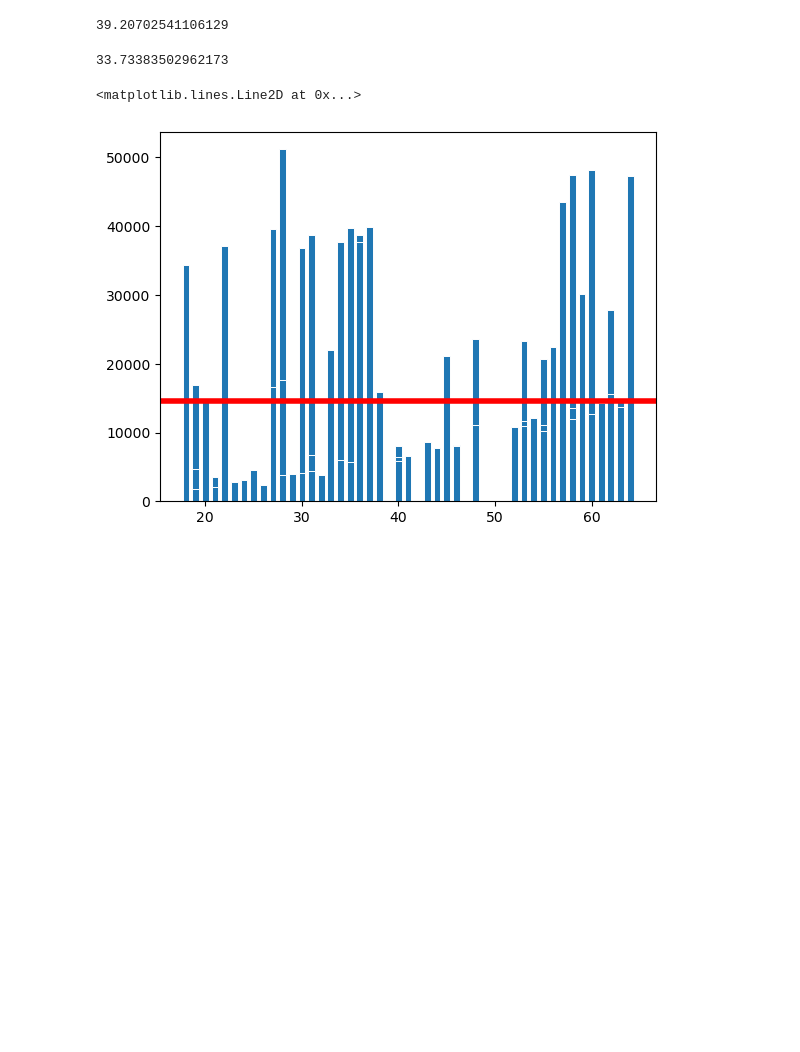
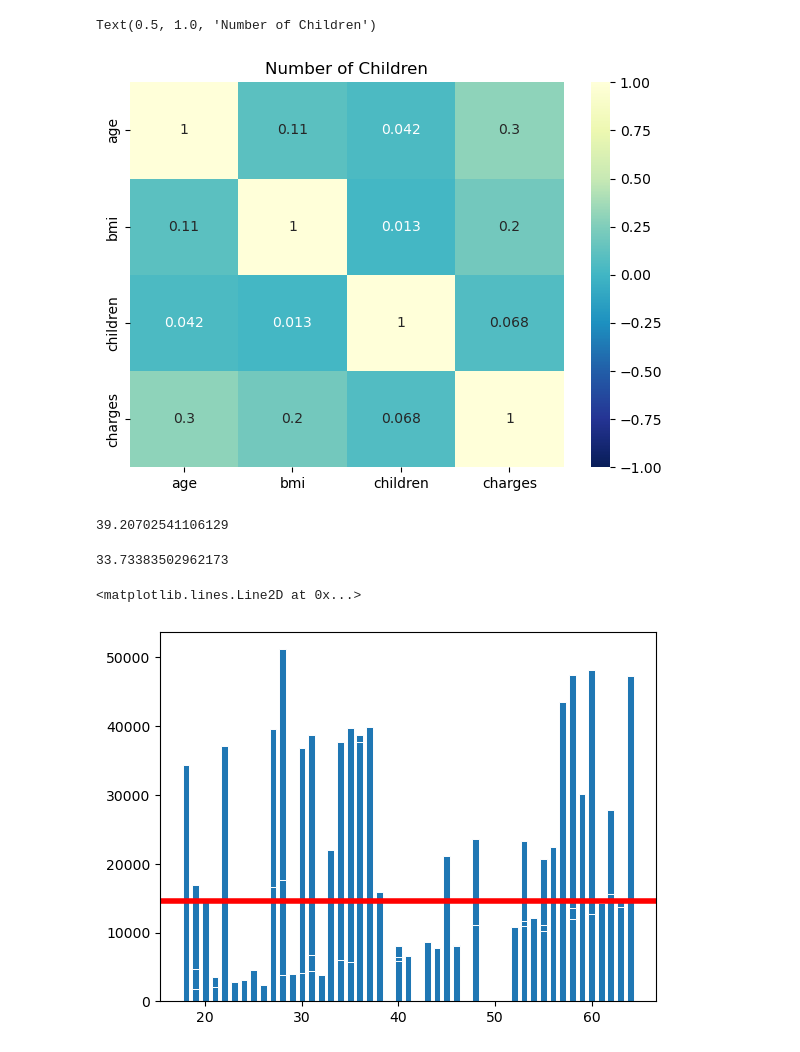
Before and after one commit to tariksghiouri/ml-math-project, a Jupyter notebook: main.ipynb, the cells around one changed output. Drawn from its saved outputs; the diff is of its cells as text; code cells hidden in the pictures; blank space fills up the shorter version.

```diff
--- a/main.ipynb
+++ b/main.ipynb
@@ -45,0 +42,5 @@ x
+# %%
+##Changer les valeurs qualitative  en int
+sp_data['smoker']=sp_data.smoker.map(dict(yes=1, no=0))
+sp_data['sex']=sp_data.sex.map(dict(male=1, female=0))
+sp_data
@@ -46,3 +61,10 @@ x
+# %%
+plt.figure(figsize=(7,5))
+sns.heatmap(sp_data.corr(), vmin=-1, cmap="YlGnBu_r", annot=True)
+plt.title("Number of Children")
+# %% [output]
+Text(0.5, 1.0, 'Number of Children')
+[figure, added]
 # %%
 z = sp_data['age'].fillna(0)
 
```
Also changed, not shown: parts of 5 cells of this notebook.
